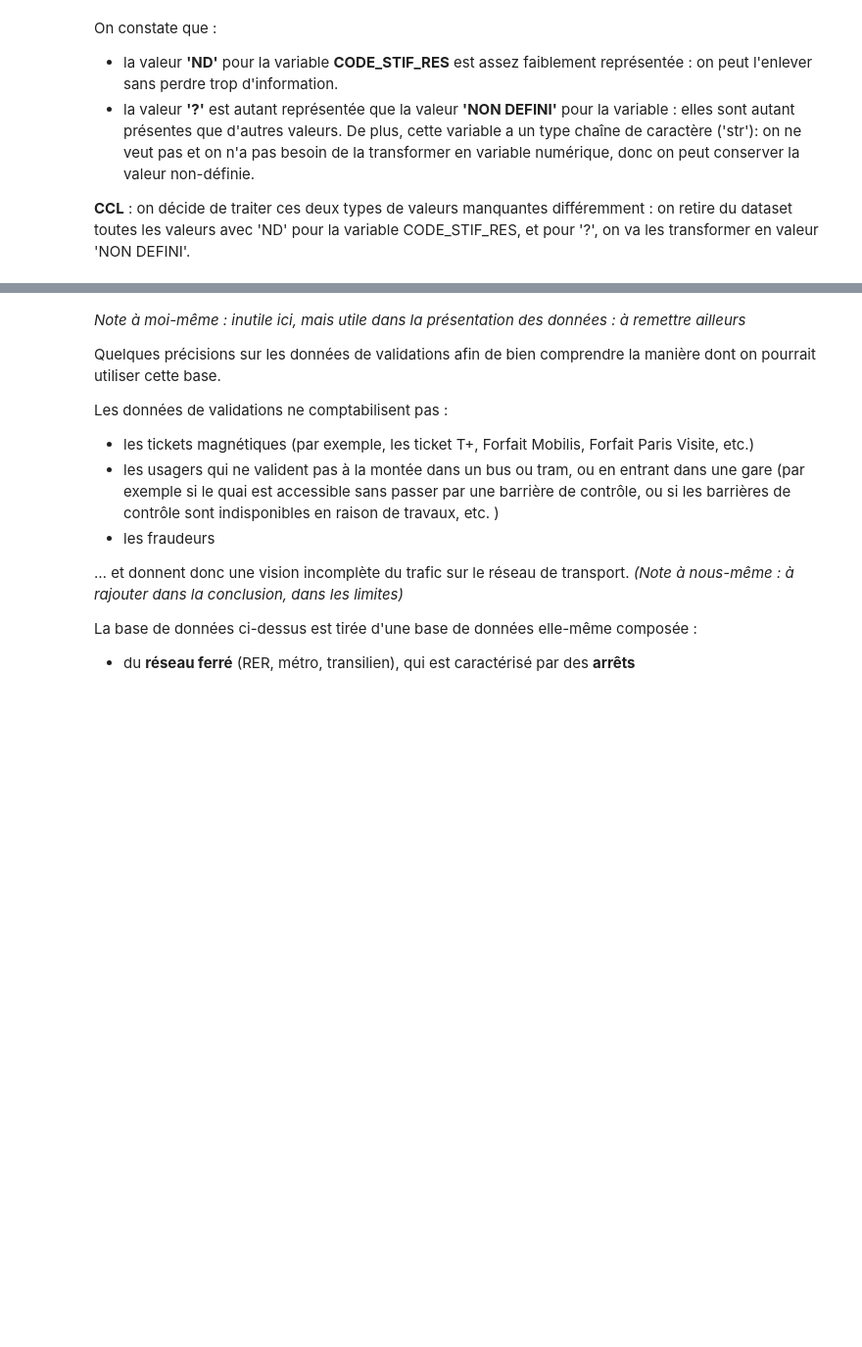
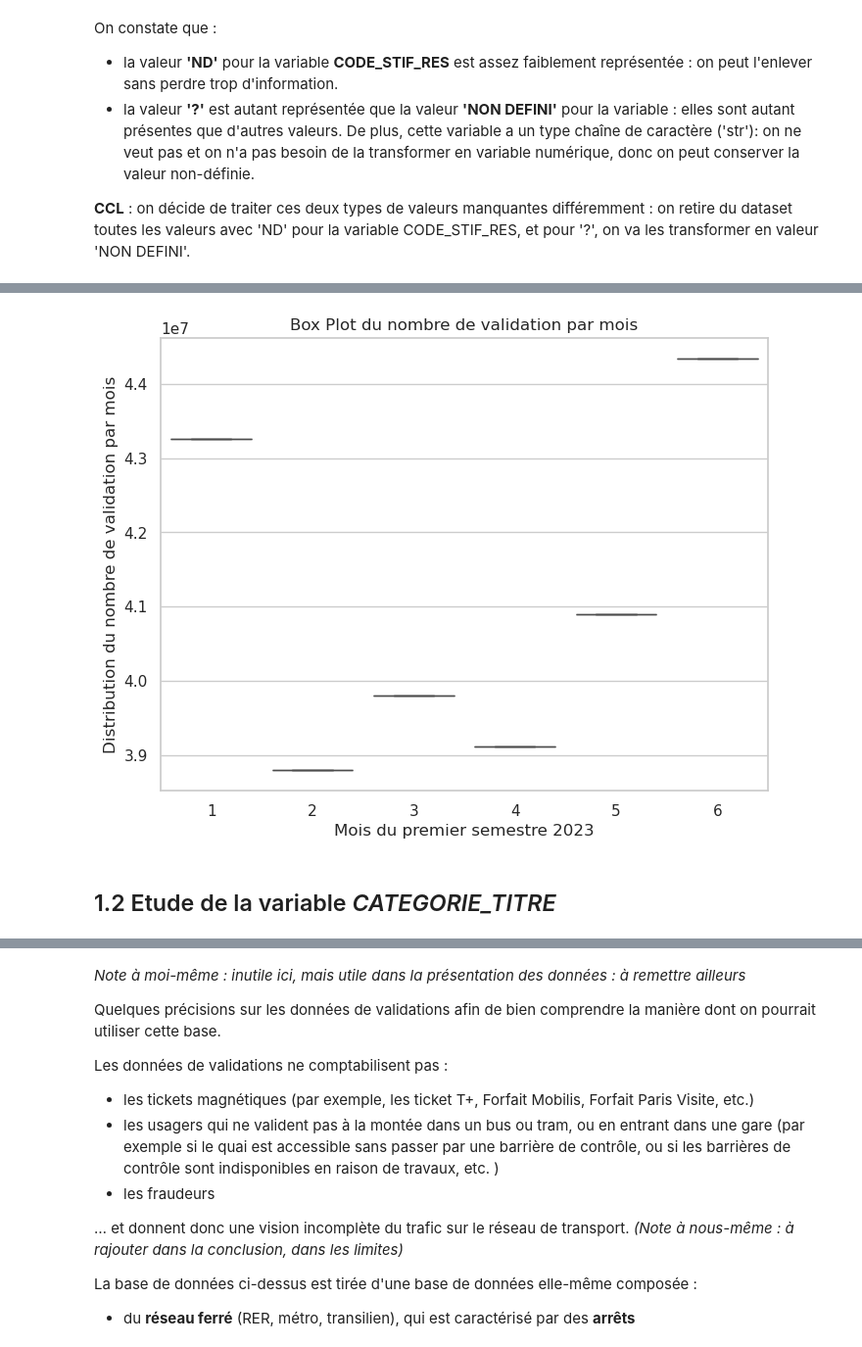
Before and after one commit to jlechat/Frequentation-des-stations-de-TC-en-Ile-de-France, a Jupyter notebook: 2- Statistiques descriptives/Stat_desc_2023.ipynb, the cells around one changed output, grey strips where cells are left out. Shown at 98% size. Cells and saved outputs as stored; diff of their text form; code cells hidden in the pictures; blank space fills up the shorter version.

```diff
--- a/2- Statistiques descriptives/Stat_desc_2023.ipynb
+++ b/2- Statistiques descriptives/Stat_desc_2023.ipynb
@@ -230,0 +468,14 @@ validations_23_tr = df.loc[condition, 'Colonne1'] = nouvelle_valeur
+# %%
+# évolution de la distribution du nombre de validations par mois
+
+sns.set(style="whitegrid")
+plt.figure(figsize=(8, 6))
+sns.boxplot(x="Mois", y="NB_VALD", data=vald_23_RER_mois)
+plt.title('Box Plot du nombre de validation par mois')
+plt.xlabel('Mois du premier semestre 2023')
+plt.ylabel('Distribution du nombre de validation par mois')
+plt.show()
+# %% [output]
+[figure, added]
+# %% [markdown]
+## 1.2 Etude de la variable *CATEGORIE_TITRE*
```
Also changed, not shown: parts of 32 cells of this notebook.
